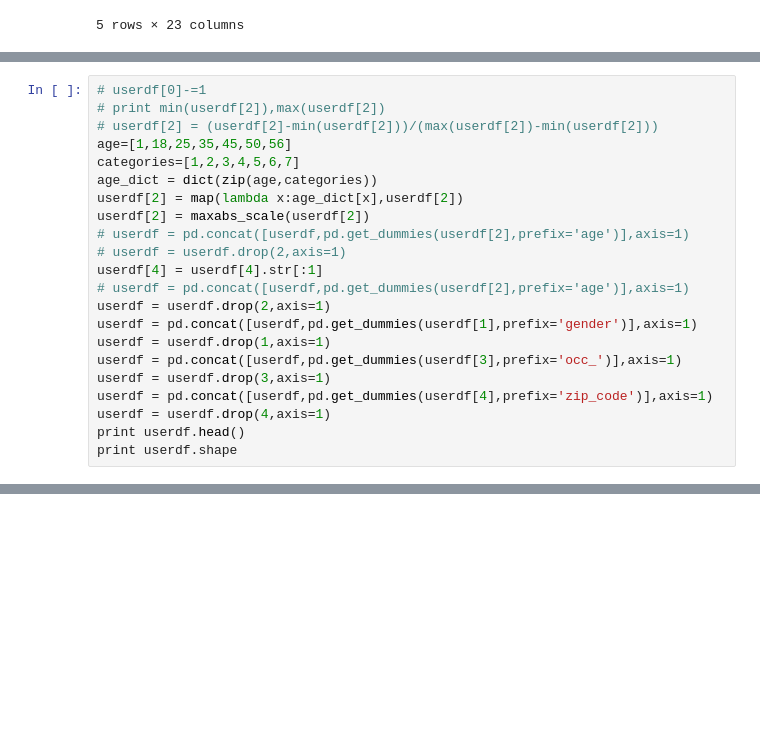
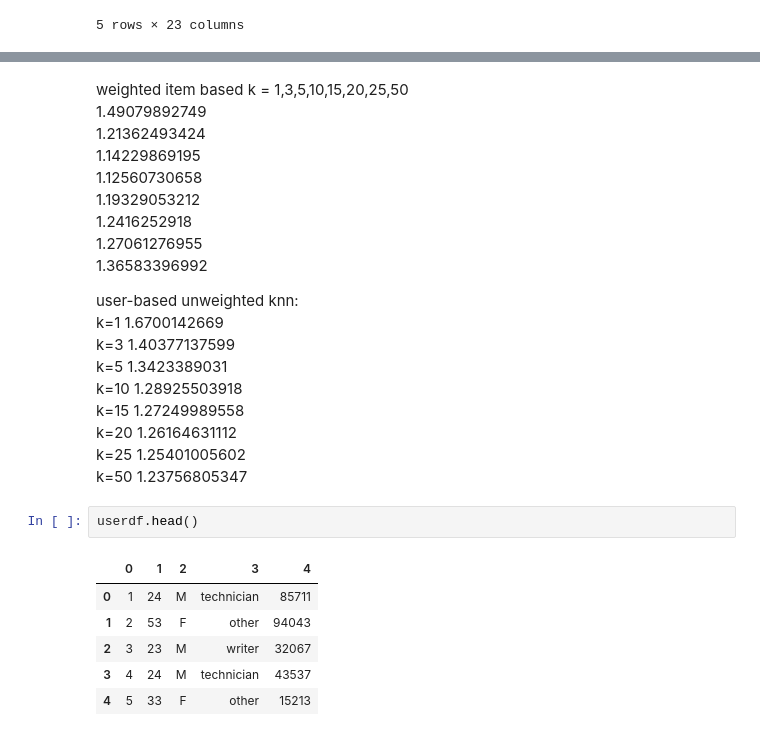
Before and after one commit to wangzining/Recommendation-System, a Jupyter notebook: knn-100k.ipynb, the cells around one changed output, grey strips where cells are left out. Saved outputs shown, nothing was run; the diff lists cells and outputs as text; blank space fills up the shorter version.

```diff
--- a/knn-100k.ipynb
+++ b/knn-100k.ipynb
@@ -303,22 +35,0 @@ plt.ylabel('RMSE')
-# %%
-# userdf[0]-=1
-# print min(userdf[2]),max(userdf[2])
-# userdf[2] = (userdf[2]-min(userdf[2]))/(max(userdf[2])-min(userdf[2]))
-age=[1,18,25,35,45,50,56]
-categories=[1,2,3,4,5,6,7]
-age_dict = dict(zip(age,categories))
-userdf[2] = map(lambda x:age_dict[x],userdf[2])
-userdf[2] = maxabs_scale(userdf[2])
-# userdf = pd.concat([userdf,pd.get_dummies(userdf[2],prefix='age')],axis=1)
-# userdf = userdf.drop(2,axis=1)
-userdf[4] = userdf[4].str[:1]
-# userdf = pd.concat([userdf,pd.get_dummies(userdf[2],prefix='age')],axis=1)
-userdf = userdf.drop(2,axis=1)
-userdf = pd.concat([userdf,pd.get_dummies(userdf[1],prefix='gender')],axis=1)
-userdf = userdf.drop(1,axis=1)
-userdf = pd.concat([userdf,pd.get_dummies(userdf[3],prefix='occ_')],axis=1)
-userdf = userdf.drop(3,axis=1)
-userdf = pd.concat([userdf,pd.get_dummies(userdf[4],prefix='zip_code')],axis=1)
-userdf = userdf.drop(4,axis=1)
-print userdf.head()
-print userdf.shape
@@ -423,0 +355,30 @@ knn.predict(yjy.reshape(1,-1))
+# %% [markdown]
+weighted item based
+k = 1,3,5,10,15,20,25,50
+1.49079892749
+1.21362493424
+1.14229869195
+1.12560730658
+1.19329053212
+1.2416252918
+1.27061276955
+1.36583396992
+
+user-based unweighted knn:
+k=1 1.6700142669
+k=3 1.40377137599
+k=5 1.3423389031
+k=10 1.28925503918
+k=15 1.27249989558
+k=20 1.26164631112
+k=25 1.25401005602
+k=50 1.23756805347
+# %%
+userdf.head()
+# %% [output]
+|  | 0 | 1 | 2 | 3 | 4 |
+| 0 | 1 | 24 | M | technician | 85711 |
+| 1 | 2 | 53 | F | other | 94043 |
+| 2 | 3 | 23 | M | writer | 32067 |
+| 3 | 4 | 24 | M | technician | 43537 |
+| 4 | 5 | 33 | F | other | 15213 |
```
Also changed, not shown: parts of 57 cells of this notebook.
